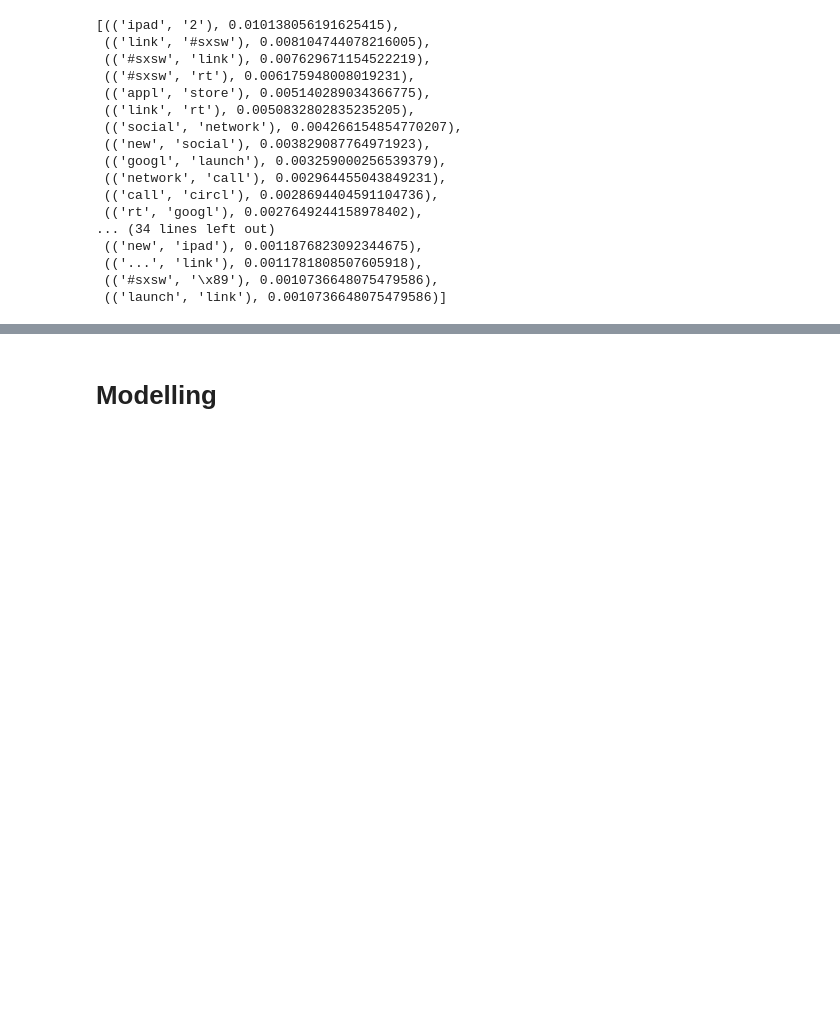
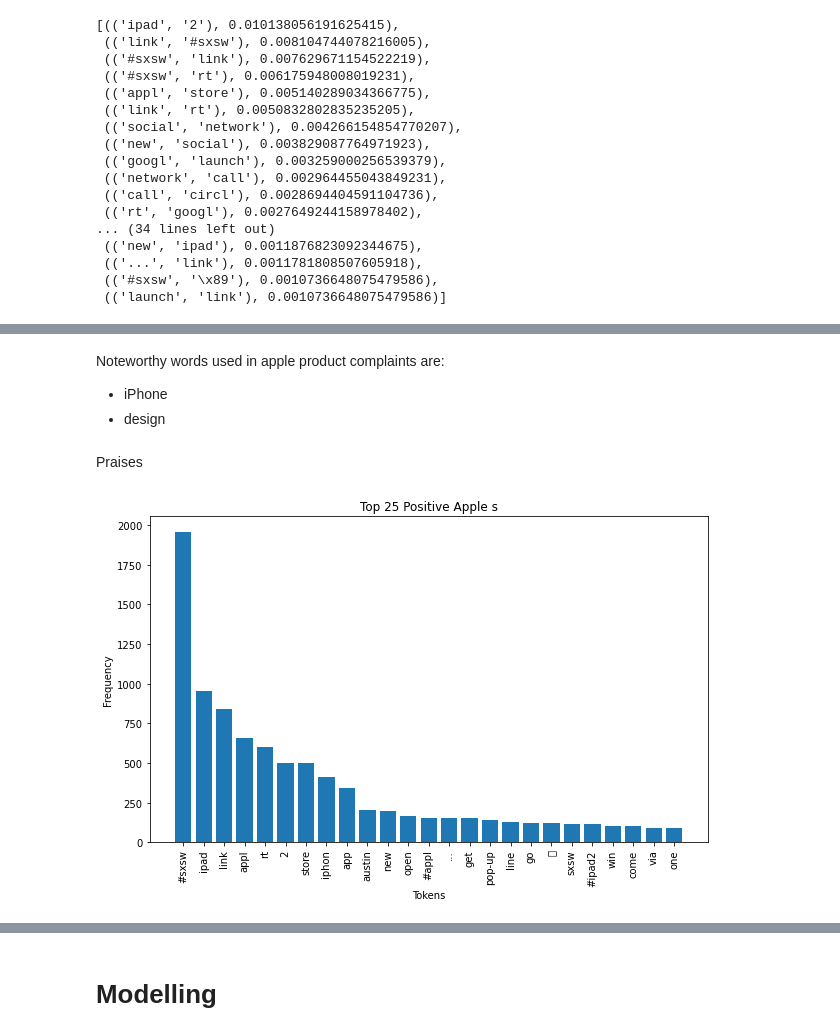
Before and after one commit to R3TR0Quan/twitter-sentiment-analysis, a Jupyter notebook: notebook.ipynb, the cells around one changed output, grey strips where cells are left out. Drawn from its saved outputs; the diff is of its cells as text; code cells hidden in the pictures; blank space fills up the shorter version.

```diff
--- a/notebook.ipynb
+++ b/notebook.ipynb
@@ -427,0 +490,10 @@ tweet_scored[:50]
+# %% [markdown]
+Noteworthy words used in apple product complaints are:
+* iPhone
+* design
+# %% [markdown]
+Praises
+# %%
+analyze_sentiments(data, "Apple", "Positive", 25)
+# %% [output]
+[figure, added]
```
Also changed, not shown: parts of 38 cells of this notebook.
